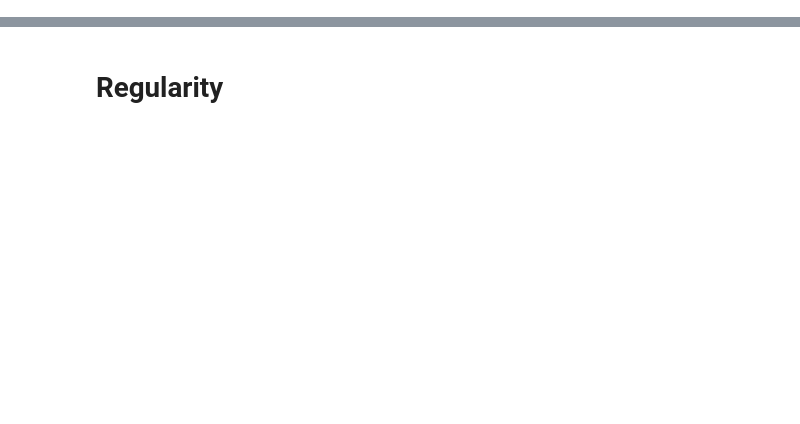
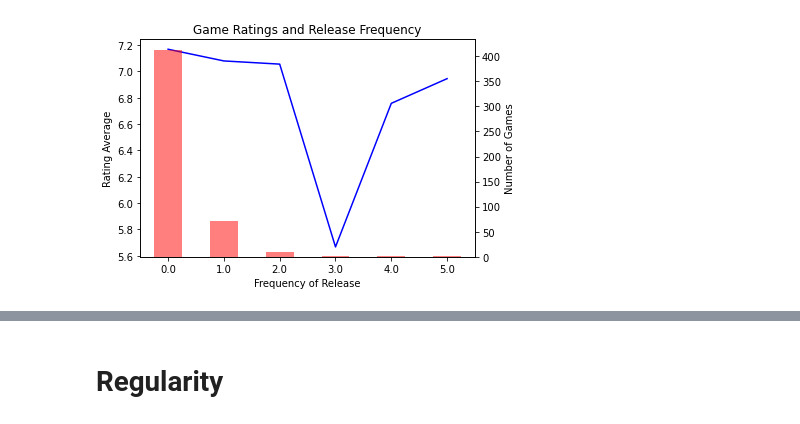
Before and after one commit to adambrennan150/Franchises, a Jupyter notebook: 106_RQ1.ipynb, the cells around one changed output, grey strips where cells are left out. Saved outputs shown, nothing was run; the diff lists cells and outputs as text; code cells hidden in the pictures; blank space fills up the shorter version.

```diff
--- a/106_RQ1.ipynb
+++ b/106_RQ1.ipynb
@@ -417,0 +94,18 @@ See the caveats in the documentation: https://pandas.pydata.org/pandas-docs/stab
+# %%
+fig, ax1 = plt.subplots()
+ax1.plot(game_df.groupby(game_df['frequency_of_release'] // 1 * 1)['average_rating'].mean(), color='blue')
+ax1.set_xlabel('Frequency of Release')
+ax1.set_ylabel('Rating Average')
+
+# create a bar plot of the count of games by frequency of release
+ax2 = ax1.twinx()
+game_df.groupby(game_df['frequency_of_release'] // 1 * 1)['average_rating'].count().plot(kind='bar', ax=ax2, alpha=0.5, color='red')
+ax2.set_ylabel('Number of Games')
+
+# set the title
+plt.title('Game Ratings and Release Frequency')
+
+# show the plot
+plt.show()
+# %% [output]
+[figure, added]
```
Also changed, not shown: parts of 178 cells of this notebook.
